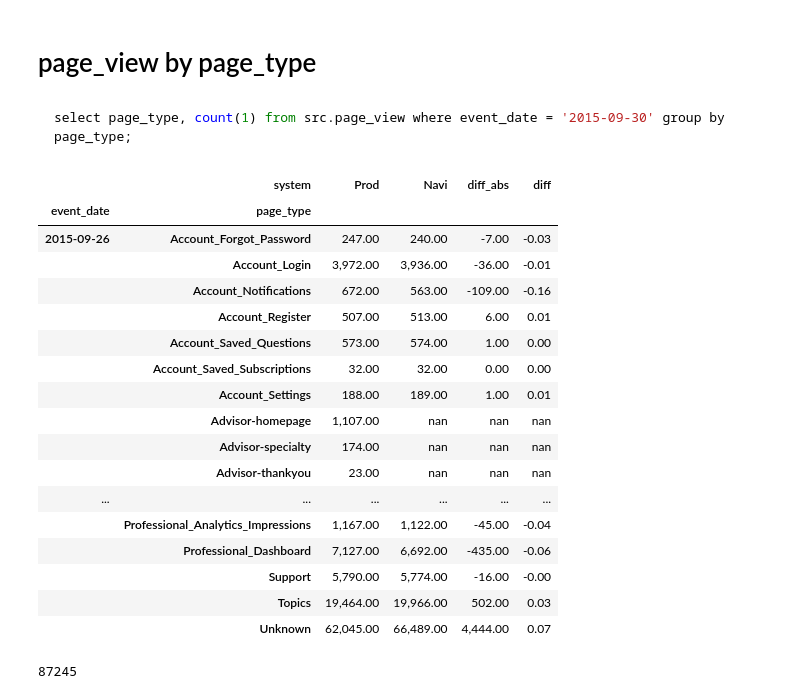
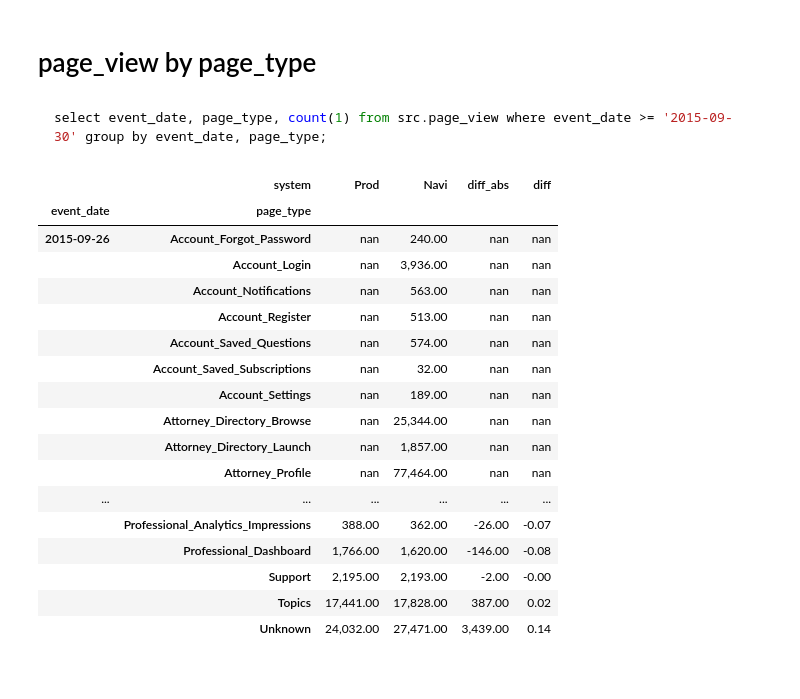
Before and after one commit to Bekbolatov/kaggle, a Jupyter notebook: notebooks/Navi_page_view.ipynb, the cells around one changed output. Cells and saved outputs as stored; diff of their text form; code cells hidden in the pictures.

````diff
--- a/notebooks/Navi_page_view.ipynb
+++ b/notebooks/Navi_page_view.ipynb
@@ -15,40 +15,38 @@ base_loc = '/Users/rbekbolatov/tmp/Navi_compare/'
 # page_view by page_type
 # %% [markdown]
 ```sql
-select page_type, count(1) from src.page_view where event_date = '2015-09-30' group by page_type;
+select event_date, page_type, count(1) from src.page_view where event_date >= '2015-09-30' group by event_date, page_type;
 ```
 # %%
 acv_navi = pd.read_csv(base_loc + 'page_view_page_type_navi.csv')
 acv_navi['system'] = 'Navi'
+acv_navi.rename(columns={'_c2': 'cnt'}, inplace=True)
+
 acv_prod = pd.read_csv(base_loc + 'page_view_page_type_prod.csv')
 acv_prod['system'] = 'Prod'
 acv_prod.rename(columns={'_c2': 'cnt'}, inplace=True)
 
 acv = pd.concat([acv_navi, acv_prod]).pivot_table('cnt', columns=['system'], index=['event_date', 'page_type']).sort_index()
 acv['diff_abs'] = acv['Navi'] - acv['Prod']
 acv['diff'] = acv['diff_abs'] / acv['Prod']
 acv = acv[['Prod', 'Navi', 'diff_abs', 'diff']]
 acv
 # %% [output]
 |  | system | Prod | Navi | diff_abs | diff |
 | event_date | page_type |  |  |  |  |
-| 2015-09-26 | Account_Forgot_Password | 247.00 | 240.00 | -7.00 | -0.03 |
-|  | Account_Login | 3,972.00 | 3,936.00 | -36.00 | -0.01 |
-|  | Account_Notifications | 672.00 | 563.00 | -109.00 | -0.16 |
-|  | Account_Register | 507.00 | 513.00 | 6.00 | 0.01 |
-|  | Account_Saved_Questions | 573.00 | 574.00 | 1.00 | 0.00 |
-|  | Account_Saved_Subscriptions | 32.00 | 32.00 | 0.00 | 0.00 |
-|  | Account_Settings | 188.00 | 189.00 | 1.00 | 0.01 |
-|  | Advisor-homepage | 1,107.00 | nan | nan | nan |
-|  | Advisor-specialty | 174.00 | nan | nan | nan |
-|  | Advisor-thankyou | 23.00 | nan | nan | nan |
+| 2015-09-26 | Account_Forgot_Password | nan | 240.00 | nan | nan |
+|  | Account_Login | nan | 3,936.00 | nan | nan |
+|  | Account_Notifications | nan | 563.00 | nan | nan |
+|  | Account_Register | nan | 513.00 | nan | nan |
+|  | Account_Saved_Questions | nan | 574.00 | nan | nan |
+|  | Account_Saved_Subscriptions | nan | 32.00 | nan | nan |
+|  | Account_Settings | nan | 189.00 | nan | nan |
+|  | Attorney_Directory_Browse | nan | 25,344.00 | nan | nan |
+|  | Attorney_Directory_Launch | nan | 1,857.00 | nan | nan |
+|  | Attorney_Profile | nan | 77,464.00 | nan | nan |
 | ... | ... | ... | ... | ... | ... |
-|  | Professional_Analytics_Impressions | 1,167.00 | 1,122.00 | -45.00 | -0.04 |
-|  | Professional_Dashboard | 7,127.00 | 6,692.00 | -435.00 | -0.06 |
-|  | Support | 5,790.00 | 5,774.00 | -16.00 | -0.00 |
-|  | Topics | 19,464.00 | 19,966.00 | 502.00 | 0.03 |
-|  | Unknown | 62,045.00 | 66,489.00 | 4,444.00 | 0.07 |
+|  | Professional_Analytics_Impressions | 388.00 | 362.00 | -26.00 | -0.07 |
+|  | Professional_Dashboard | 1,766.00 | 1,620.00 | -146.00 | -0.08 |
+|  | Support | 2,195.00 | 2,193.00 | -2.00 | -0.00 |
+|  | Topics | 17,441.00 | 17,828.00 | 387.00 | 0.02 |
+|  | Unknown | 24,032.00 | 27,471.00 | 3,439.00 | 0.14 |
-# %%
-85912+1333
-# %% [output]
-87245
````
Also changed, not shown: parts of 1 cell of this notebook, 6 other files.
